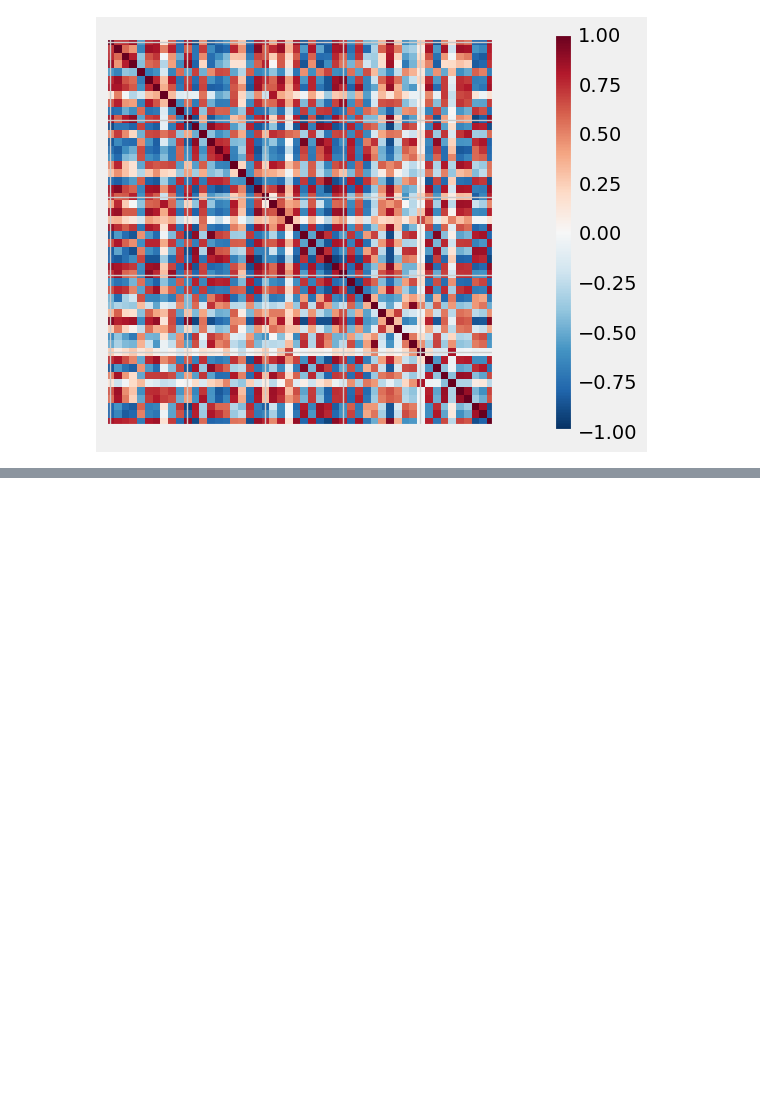
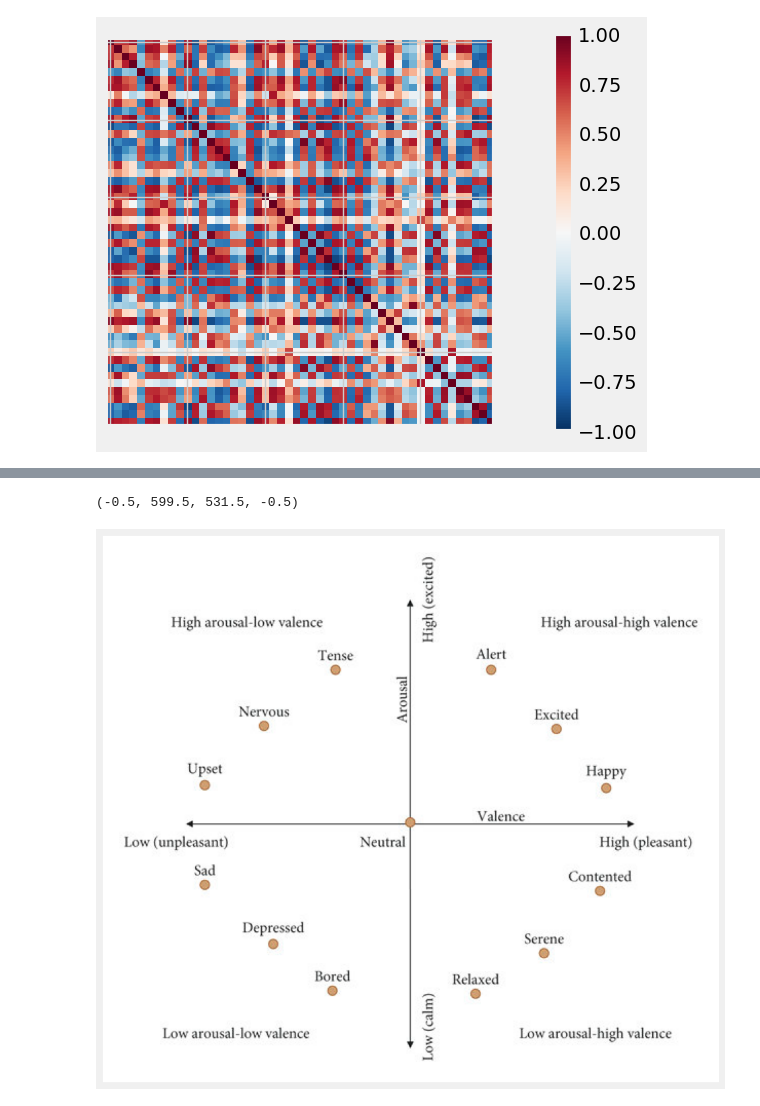
Before and after one commit to MIPLabCH/emoguide_gradients, a Jupyter notebook: emotion_connectome.ipynb, the cells around one changed output, grey strips where cells are left out. Drawn from its saved outputs; the diff is of its cells as text; code cells hidden in the pictures; blank space fills up the shorter version.

Commit message:
cohesion notebook update + centroid / concentration check + overlay of valence/arousal score

```diff
--- a/emotion_connectome.ipynb
+++ b/emotion_connectome.ipynb
@@ -67,0 +68,8 @@ Text(0, 0.5, 'gradient2')
+# %%
+overlay = cv2.imread("./media/emotion_valence_arousal.jpg")
+plt.figure(figsize=(25,10))
+plt.imshow(overlay)
+plt.axis('off')
+# %% [output]
+(-0.5, 599.5, 531.5, -0.5)
+[figure, added]
```
Also changed, not shown: parts of 4 cells of this notebook, 7 other files.
